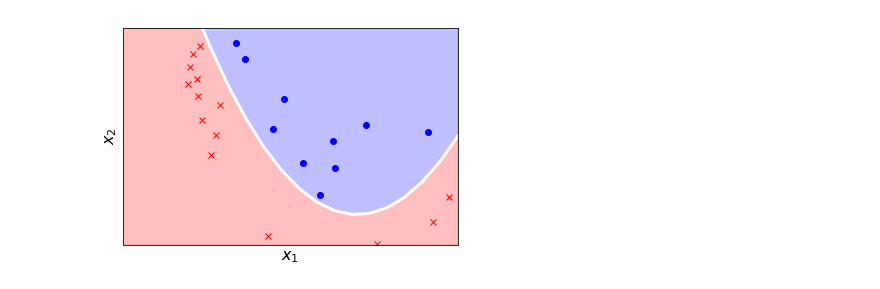
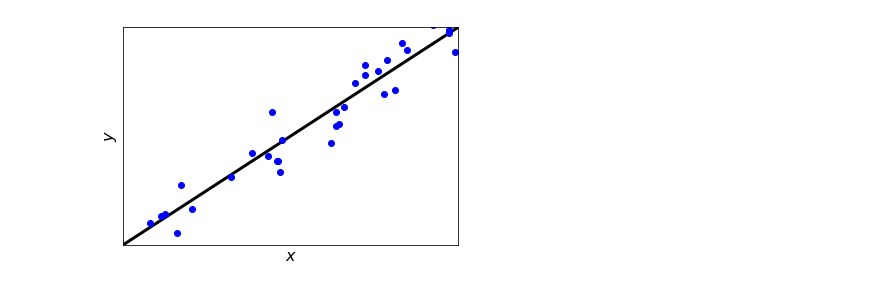
Before and after one commit to mbilab/ML-tutorial, a Jupyter notebook: plot/plot.ipynb, the cells around one changed output. Cells and saved outputs as stored; diff of their text form; code cells hidden in the pictures.

Commit message:
add regression plot

```diff
--- a/plot/plot.ipynb
+++ b/plot/plot.ipynb
@@ -28,3 +26,24 @@ plt.show()
+# %%
+## linear regression
+def y(x):
+    return x
+
+plt.xlim(0, 1)
+plt.ylim(0, 1)
+noise = np.random.normal(0, 0.1, 35)
+_X = np.random.uniform(size=35)
+
+X = np.linspace(0, 1, 30)
+plt.plot(X, y(X), lw=3, color='k')
+plt.plot(_X, y(_X) + noise, 'bo')
+
+plt.yticks([])
+plt.xticks([])
+plt.xlabel(r'$x$', size=16)
+plt.ylabel(r'$y$', size=16)
+plt.show()
+# %% [output]
+[figure, added]
 # %%
 ## quadratic
 def y(x):
@@ -47,5 +66,3 @@ plt.xticks([])
 plt.xlabel(r'$x_1$', size=16)
 plt.ylabel(r'$x_2$', size=16)
 plt.show()
-# %% [output]
-[figure, removed]
```
Also changed, not shown: parts of 7 cells of this notebook.
